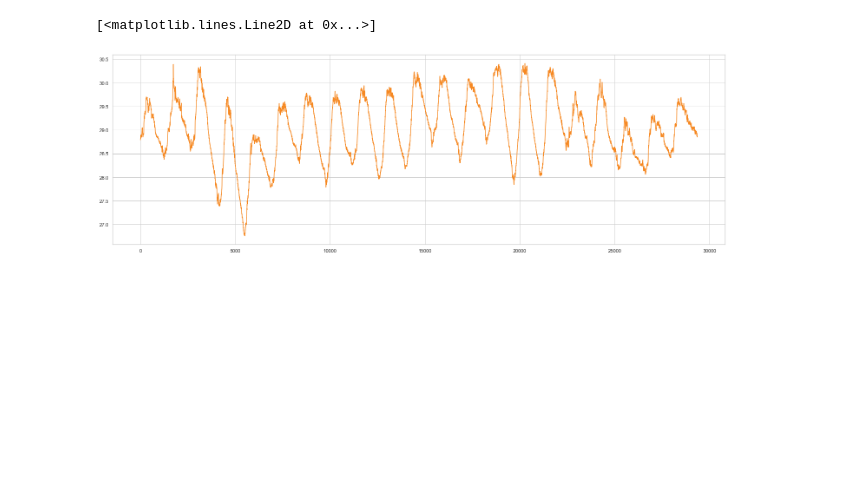
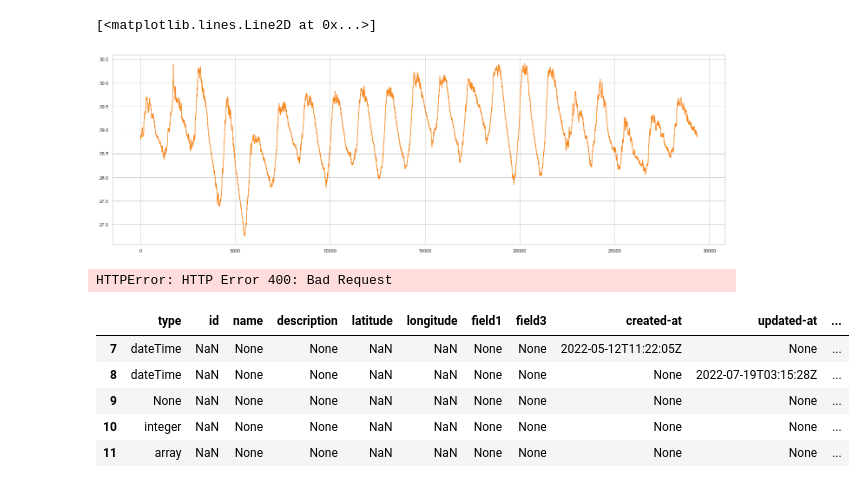
Before and after one commit to Jerukagung-Seismologi/thingspeak-jupyter, a Jupyter notebook: Jerukagung Meteo.ipynb, the cells around one changed output. Saved outputs shown, nothing was run; the diff lists cells and outputs as text; code cells hidden in the pictures; blank space fills up the shorter version.

```diff
--- a/Jerukagung Meteo.ipynb
+++ b/Jerukagung Meteo.ipynb
@@ -63,0 +71,15 @@ plt.plot(df['field1'],color='#f68923')
+# %%
+plt.rcParams["figure.figsize"] = (30,10)
+file_name = 'https://thingspeak.com/channels/1733232/fields/temp.csv'
+df = pd.read_csv(file_name)
+# %% [output]
+HTTPError: HTTP Error 400: Bad Request
+# %%
+df.tail()
+# %% [output]
+|  | type | id | name | description | latitude | longitude | field1 | field3 | created-at | updated-at | ... |
+| 7 | dateTime | NaN | None | None | NaN | NaN | None | None | 2022-05-12T11:22:05Z | None | ... |
+| 8 | dateTime | NaN | None | None | NaN | NaN | None | None | None | 2022-07-19T03:15:28Z | ... |
+| 9 | None | NaN | None | None | NaN | NaN | None | None | None | None | ... |
+| 10 | integer | NaN | None | None | NaN | NaN | None | None | None | None | ... |
+| 11 | array | NaN | None | None | NaN | NaN | None | None | None | None | ... |
```
Also changed, not shown: parts of 6 cells of this notebook.
